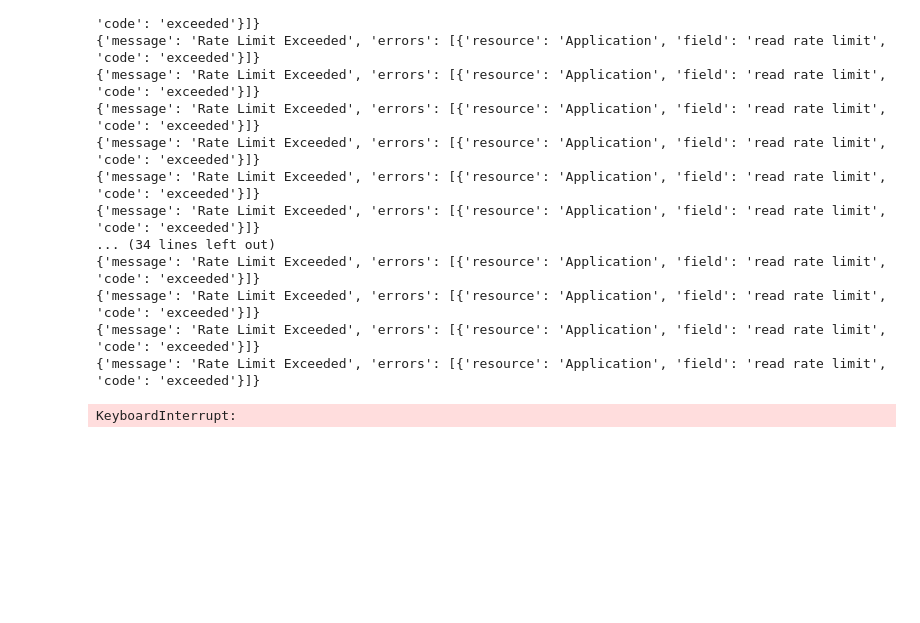
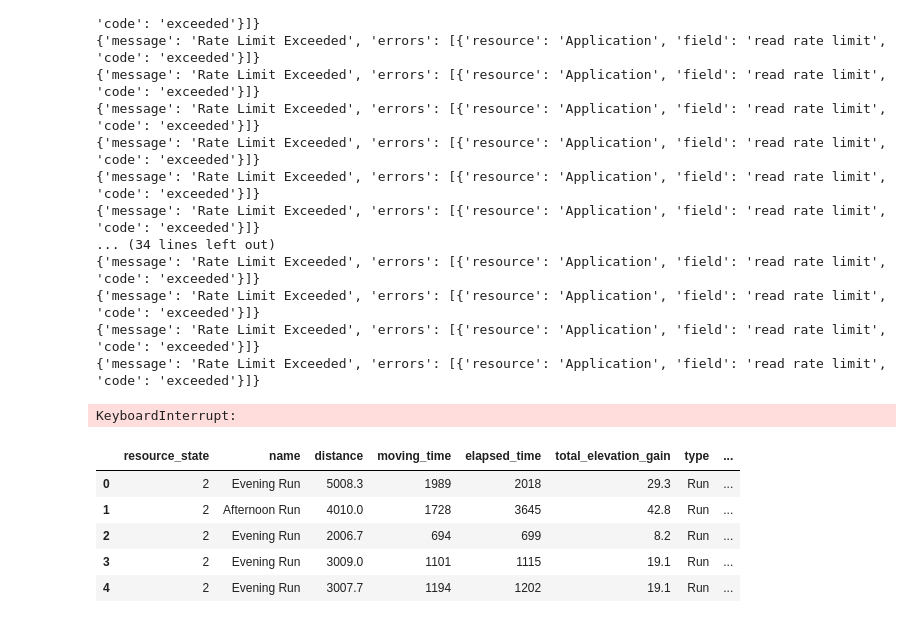
Before and after one commit to TomBillGitHub/strava_analysis, a Jupyter notebook: main.ipynb, the cells around one changed output. Saved outputs shown, nothing was run; the diff lists cells and outputs as text; code cells hidden in the pictures; blank space fills up the shorter version.

```diff
--- a/main.ipynb
+++ b/main.ipynb
@@ -195,3 +195,15 @@ df = pd.DataFrame(activities)
 {'message': 'Rate Limit Exceeded', 'errors': [{'resource': 'Application', 'field': 'read rate limit', 'code': 'exceeded'}]}
 {'message': 'Rate Limit Exceeded', 'errors': [{'resource': 'Application', 'field': 'read rate limit', 'code': 'exceeded'}]}
 KeyboardInterrupt:
+# %%
+norm = pd.read_csv('normalised.csv')
+# %%
+pd.set_option('display.max_columns', None)
+norm
+# %% [output]
+|  | resource_state | name | distance | moving_time | elapsed_time | total_elevation_gain | type | ... |
+| 0 | 2 | Evening Run | 5008.3 | 1989 | 2018 | 29.3 | Run | ... |
+| 1 | 2 | Afternoon Run | 4010.0 | 1728 | 3645 | 42.8 | Run | ... |
+| 2 | 2 | Evening Run | 2006.7 | 694 | 699 | 8.2 | Run | ... |
+| 3 | 2 | Evening Run | 3009.0 | 1101 | 1115 | 19.1 | Run | ... |
+| 4 | 2 | Evening Run | 3007.7 | 1194 | 1202 | 19.1 | Run | ... |
```
Also changed, not shown: 4 other files.
